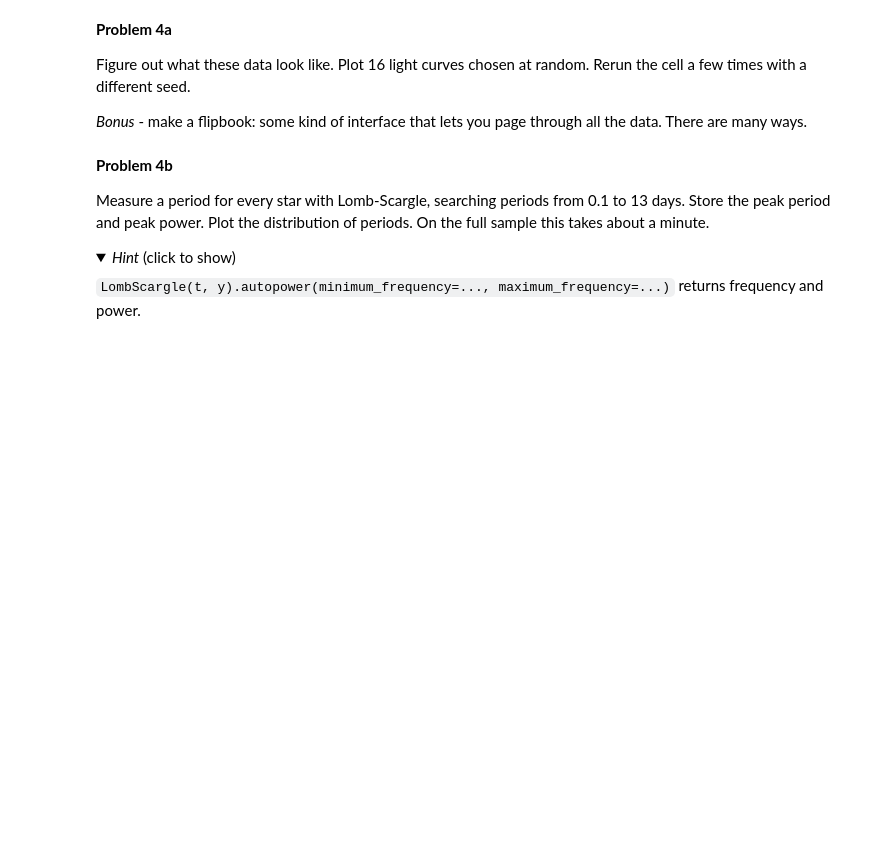
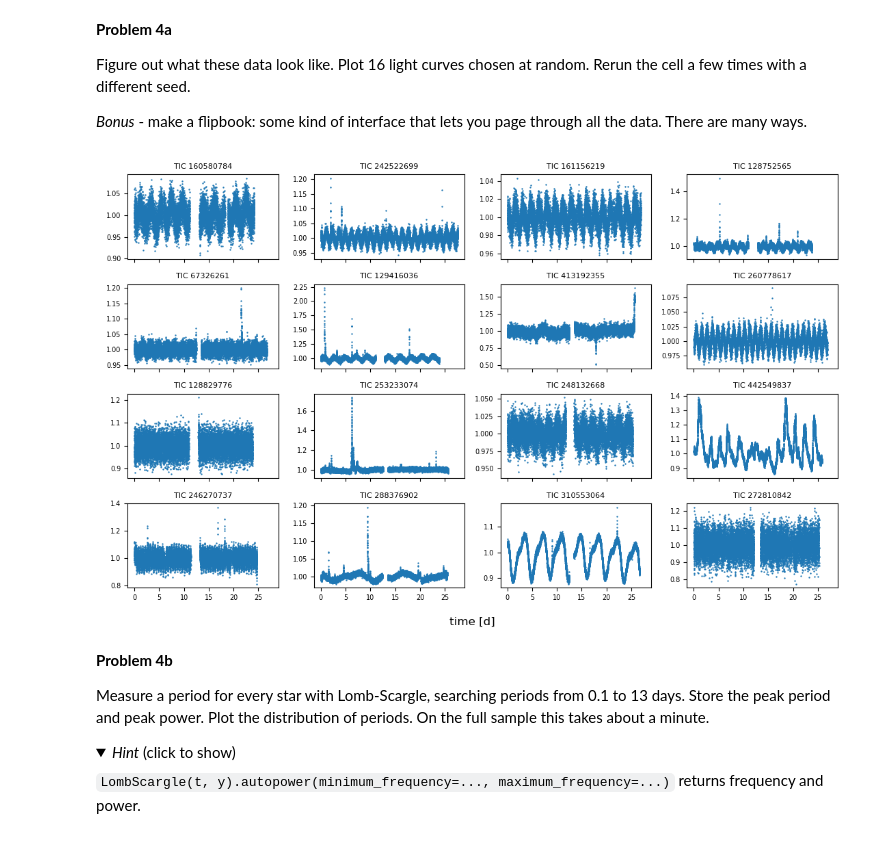
Before and after one commit to sammmelg/Session-27, a Jupyter notebook: Day2/MatchedFiltering.ipynb, the cells around one changed output. Drawn from its saved outputs; the diff is of its cells as text; code cells hidden in the pictures; folded sections open; blank space fills up the shorter version.

```diff
--- a/Day2/MatchedFiltering.ipynb
+++ b/Day2/MatchedFiltering.ipynb
@@ -1031,14 +1041,16 @@ random. Rerun the cell a few times with a different seed.
 *Bonus* - make a flipbook: some kind of interface that lets you page through
 all the data.  There are many ways.
 # %%
-rng = np.random.default_rng(0)
+rng = np.random.default_rng()
 fig, axs = plt.subplots(4, 4, figsize=(11, 7), sharex=True)
 for ax, i in zip(axs.flat, rng.choice(n_star, 16, replace=False)):
-    # complete
+    ax.scatter(times[i] - times[i][0], fluxes[i], s=0.5)
     ax.set_title(f"TIC {ticids[i]}", fontsize=8)
     ax.tick_params(labelsize=7)
 fig.supxlabel("time [d]")
 fig.tight_layout()
+# %% [output]
+[figure, added]
 # %%
 # bonus: build your flipbook here
 # %% [markdown]
```
Also changed, not shown: parts of 7 cells of this notebook, 1 other file.
